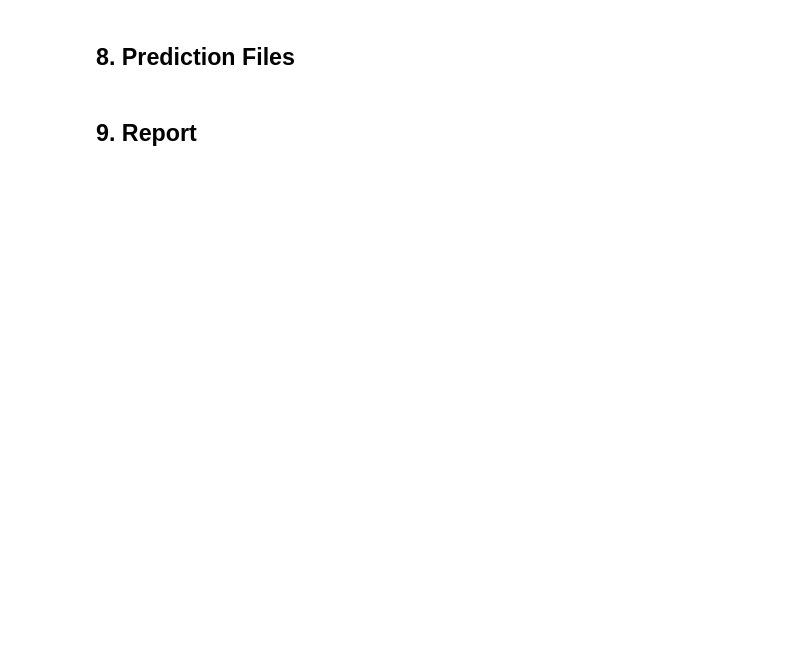
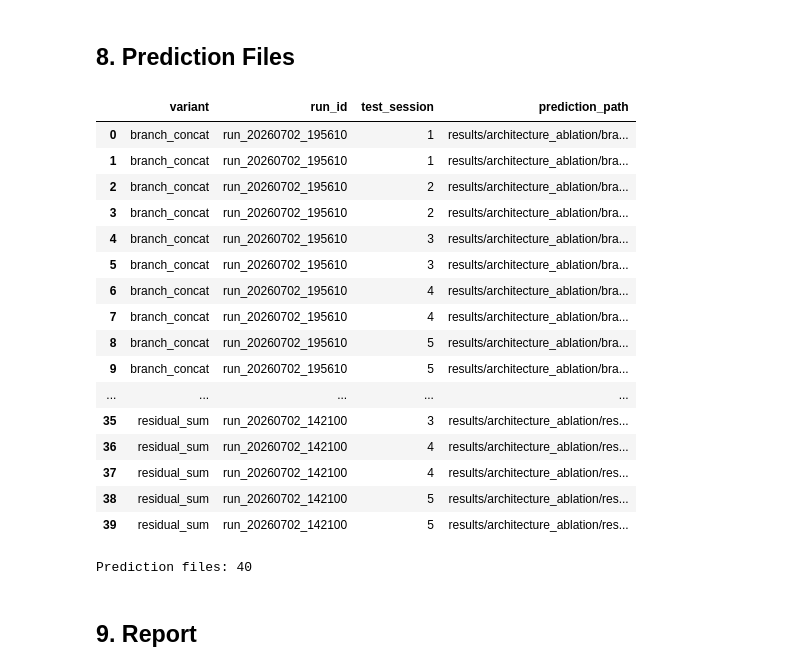
Before and after one commit to ngocbao220/conversational_ser, a Jupyter notebook: results/architecture_ablation/summary.ipynb, the cells around one changed output. Cells and saved outputs as stored; diff of their text form; code cells hidden in the pictures; blank space fills up the shorter version.

```diff
--- a/results/architecture_ablation/summary.ipynb
+++ b/results/architecture_ablation/summary.ipynb
@@ -273,20 +346,41 @@ else:
 # %%
 prediction_rows = []
 for path in sorted(SUMMARY_DIR.rglob("predictions.csv")):
+    if "_summary" in relative_parts(path):
+        continue
     prediction_rows.append({
         "variant": variant_from_metrics(path),
         "run_id": run_id_from_path(path),
         "test_session": test_session_from_path(path),
         "prediction_path": str(path.relative_to(PROJECT_ROOT)),
     })
 
 prediction_df = pd.DataFrame(prediction_rows)
 if not prediction_df.empty:
     prediction_df.to_csv(OUT_DIR / "prediction_file_index.csv", index=False)
     display(prediction_df.head(50))
     print(f"Prediction files: {len(prediction_df)}")
 else:
     print("No predictions.csv files found.")
+# %% [output]
+|  | variant | run_id | test_session | prediction_path |
+| 0 | branch_concat | run_20260702_195610 | 1 | results/architecture_ablation/bra... |
+| 1 | branch_concat | run_20260702_195610 | 1 | results/architecture_ablation/bra... |
+| 2 | branch_concat | run_20260702_195610 | 2 | results/architecture_ablation/bra... |
+| 3 | branch_concat | run_20260702_195610 | 2 | results/architecture_ablation/bra... |
+| 4 | branch_concat | run_20260702_195610 | 3 | results/architecture_ablation/bra... |
+| 5 | branch_concat | run_20260702_195610 | 3 | results/architecture_ablation/bra... |
+| 6 | branch_concat | run_20260702_195610 | 4 | results/architecture_ablation/bra... |
+| 7 | branch_concat | run_20260702_195610 | 4 | results/architecture_ablation/bra... |
+| 8 | branch_concat | run_20260702_195610 | 5 | results/architecture_ablation/bra... |
+| 9 | branch_concat | run_20260702_195610 | 5 | results/architecture_ablation/bra... |
+| ... | ... | ... | ... | ... |
+| 35 | residual_sum | run_20260702_142100 | 3 | results/architecture_ablation/res... |
+| 36 | residual_sum | run_20260702_142100 | 4 | results/architecture_ablation/res... |
+| 37 | residual_sum | run_20260702_142100 | 4 | results/architecture_ablation/res... |
+| 38 | residual_sum | run_20260702_142100 | 5 | results/architecture_ablation/res... |
+| 39 | residual_sum | run_20260702_142100 | 5 | results/architecture_ablation/res... |
+Prediction files: 40
 # %% [markdown]
 ## 9. Report
 # %%
```
Also changed, not shown: parts of 9 cells of this notebook, 8 other files.
